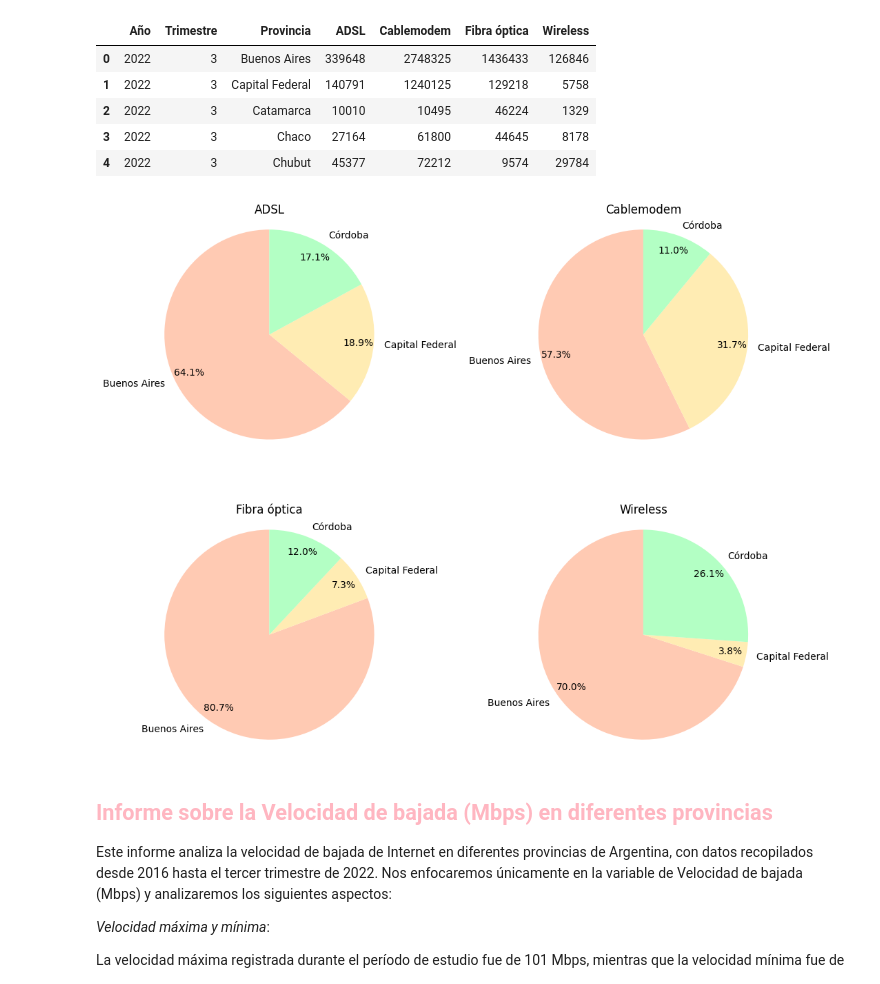
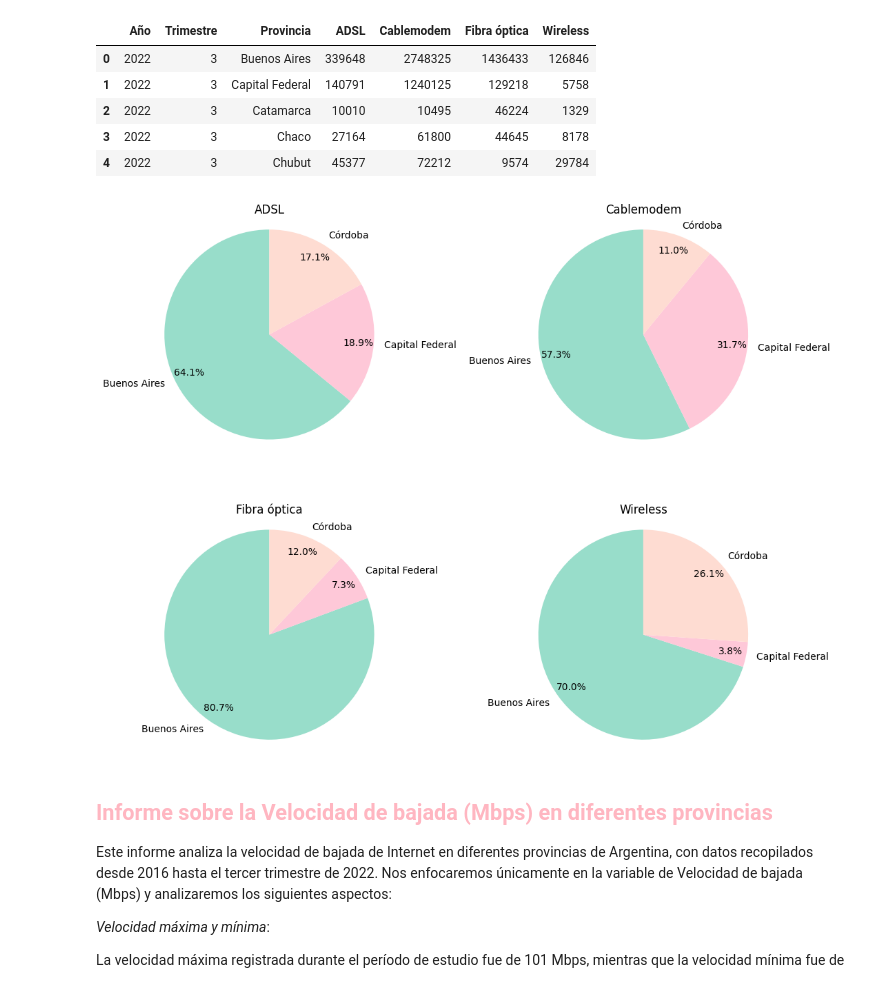
Before and after one commit to JorgeDataScientist/P_I_2_Telecomunicaciones, a Jupyter notebook: EDA.ipynb, the cells around one changed output. Cells and saved outputs as stored; diff of their text form; code cells hidden in the pictures.

```diff
--- a/EDA.ipynb
+++ b/EDA.ipynb
@@ -378,35 +398,35 @@ df3.head()
 import matplotlib.pyplot as plt
 
 # Filtrar los datos de las cuatro ciudades más importantes
 ciudades_importantes = ['Buenos Aires', 'Capital Federal', 'Córdoba', 'Rosario']
 df_ciudades = df3[df3['Provincia'].isin(ciudades_importantes)]
 
 # Agrupar los datos por provincia y sumar las tecnologías
 df_grouped = df_ciudades.groupby('Provincia').sum()
 
 # Obtener las tecnologías y sus valores
 tecnologias = ['ADSL', 'Cablemodem', 'Fibra óptica', 'Wireless']
 valores = df_grouped[tecnologias].values.T
 
 # Configuración de colores pasteles
-colores = ['#FFCAB3', '#FFECB3', '#B3FFC4', '#B3FDFF']
+colores = ['#98DDCA', '#FEC8D8', '#FEDCD2', '#FFD700']
 
 # Generar los gráficos de torta para cada tecnología
 fig, axs = plt.subplots(2, 2, figsize=(12, 10))
 axs = axs.flatten()
 
 for i, ax in enumerate(axs):
     ax.pie(valores[i], labels=df_grouped.index, colors=colores, autopct='%1.1f%%', startangle=90, pctdistance=0.85)
     ax.set_title(tecnologias[i])
     ax.axis('equal')
 
 # Ajustar el espaciado entre los subplots
 plt.subplots_adjust(wspace=0.4, hspace=0.3)
 
 # Mostrar los gráficos
 plt.show()
 # %% [output]
-[figure, old version]
+[figure, new version]
 # %% [markdown]
 ## <span style="color:#FFB6C1;">Informe sobre la Velocidad de bajada (Mbps) en diferentes provincias</span>
 
```
Also changed, not shown: parts of 7 cells of this notebook, 1 other file.
